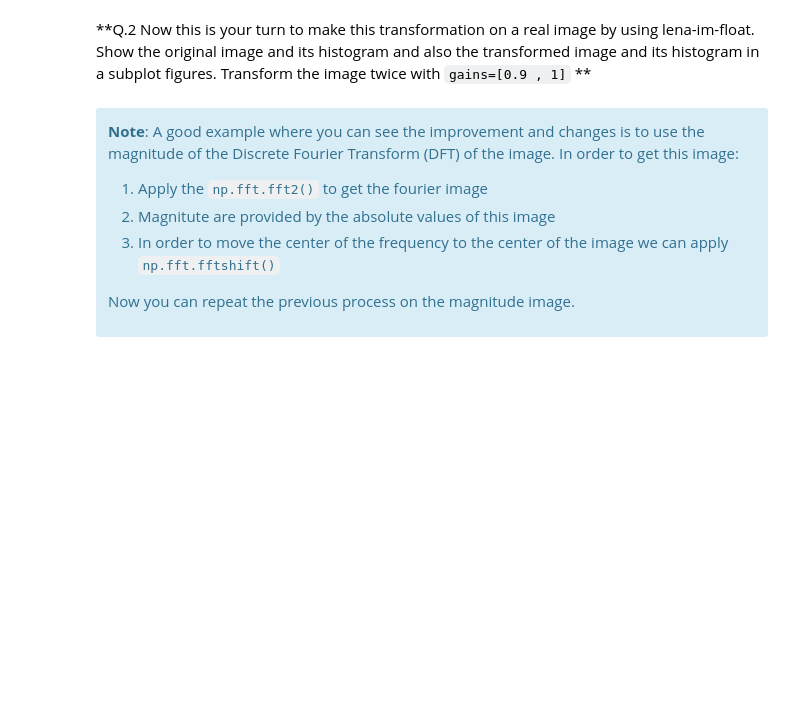
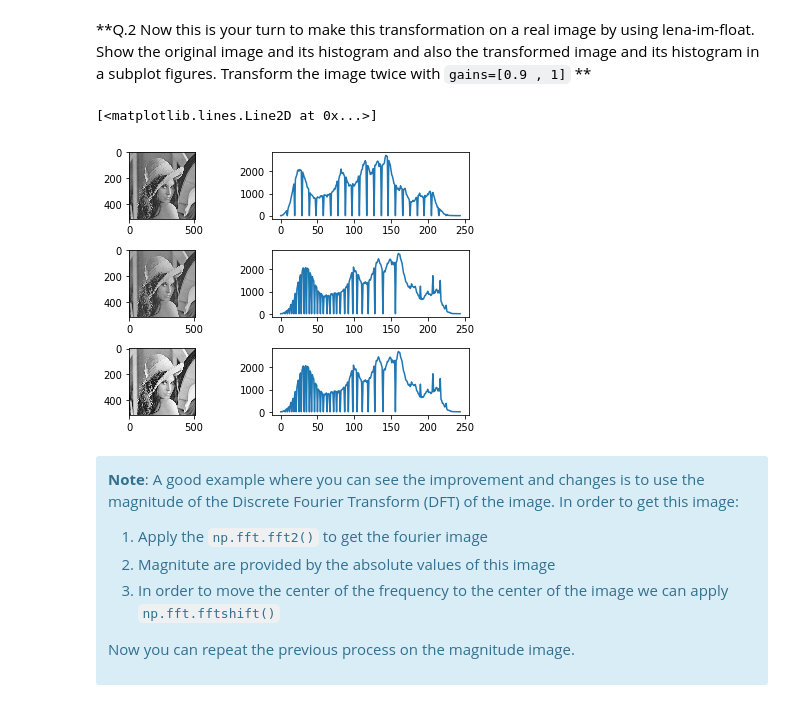
Before and after one commit to majeedhussain49/B31XB-IIP-TP-1718, a Jupyter notebook: 2-image-enhancement/2-enhancement.ipynb, the cells around one changed output. Drawn from its saved outputs; the diff is of its cells as text; code cells hidden in the pictures; blank space fills up the shorter version.

```diff
--- a/2-image-enhancement/2-enhancement.ipynb
+++ b/2-image-enhancement/2-enhancement.ipynb
@@ -52,6 +54,35 @@ plt.show()
 Show the original image and its histogram and also the transformed image and its histogram in a subplot figures.
 Transform the image twice with `gains=[0.9 , 1]`
 **
+# %%
+from skimage import img_as_float
+img_path='./images/'
+img_name='lena-grey.bmp'
+img_lena=io.imread(img_path.__add__(img_name))
+lena_im_float=img_as_float(img_lena)
+img_transf_1=exposure.adjust_log(lena_im_float, gain = .9)
+img_transf_2=exposure.adjust_log(lena_im_float, gain = 1)
+# %%
+plt.subplot(3,2,1)
+io.imshow(img_lena)
+plt.subplot(3,2,2)
+np_bins, bins_b = np.histogram(img_lena, 245)
+plt.plot(np_bins)
+
+plt.subplot(3,2,3)
+io.imshow(img_transf_1)
+plt.subplot(3,2,4)
+np_bins, bins_b = np.histogram(img_transf_1, 245)
+plt.plot(np_bins)
+
+plt.subplot(3,2,5)
+plt.imshow(img_transf_2, cmap = cm.Greys_r)
+plt.subplot(3,2,6)
+np_bins, bins_b = np.histogram(img_transf_2, 245)
+plt.plot(np_bins)
+# %% [output]
+[<matplotlib.lines.Line2D at 0x...>]
+[figure, added]
 # %% [markdown]
 <div class="alert alert-info">
 
```
Also changed, not shown: parts of 7 cells of this notebook.
